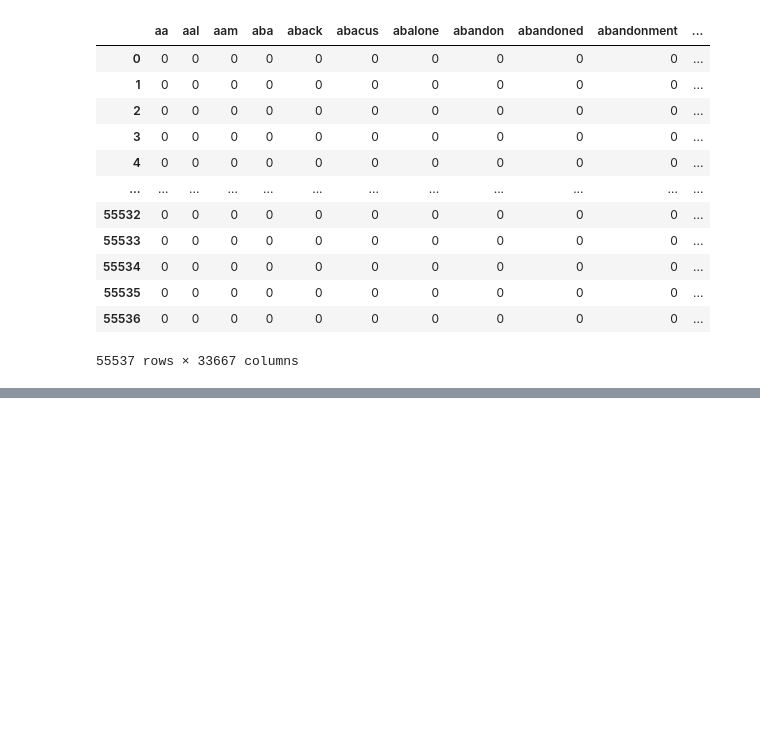
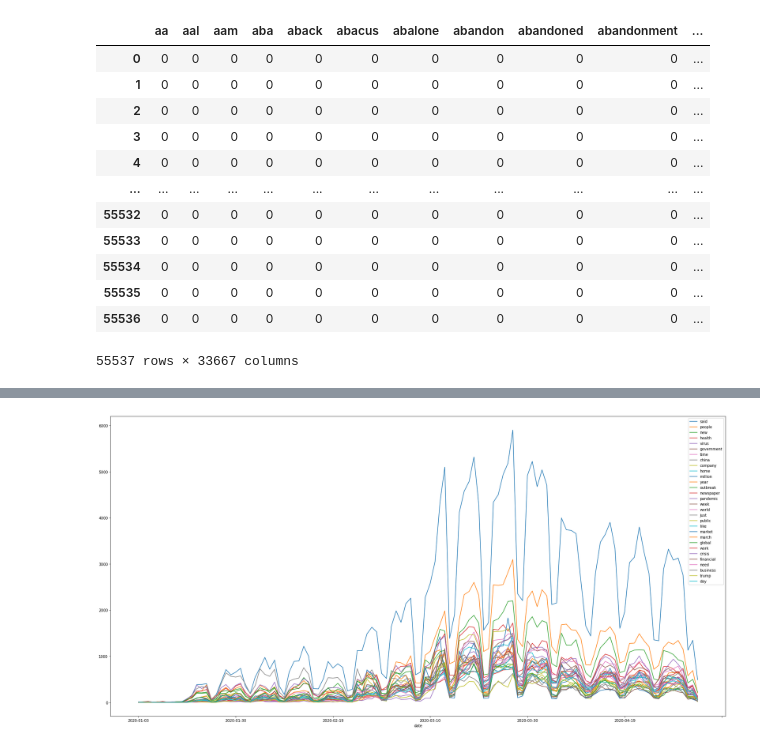
Before and after one commit to miguel2650/covid-19-research, a Jupyter notebook: covid-19-research.ipynb, the cells around one changed output, grey strips where cells are left out. Drawn from its saved outputs; the diff is of its cells as text; code cells hidden in the pictures; blank space fills up the shorter version.

```diff
--- a/covid-19-research.ipynb
+++ b/covid-19-research.ipynb
@@ -159,4 +179,4 @@ for k,v in top_dict.items():
         else:
             top_words_top_30[key] += value
 
-{k: v for k, v in sorted(top_words_top_30.items(), key=lambda item: item[1], reverse=True)}
+word_count = {k: v for k, v in sorted(top_words_top_30.items(), key=lambda item: item[1], reverse=True)}
@@ -162,0 +193,6 @@ for k,v in top_dict.items():
+# %%
+data_dtm_top_30 = data_dtm.transpose()[list(word_count)[:30]]
+
+data_dtm_top_30_date = data_dtm_top_30.join(data_df.date)
+
+data_dtm_top_30_date = data_dtm_top_30_date.groupby('date', as_index=False, sort=False).sum()
@@ -162,0 +209,8 @@ for k,v in top_dict.items():
+# %%
+import matplotlib.pyplot as plt
+
+data_dtm_top_30_date.plot(kind='line',x='date', figsize=(30,15))
+
+plt.show()
+# %% [output]
+[figure, added]
```
Also changed, not shown: parts of 6 cells of this notebook.
